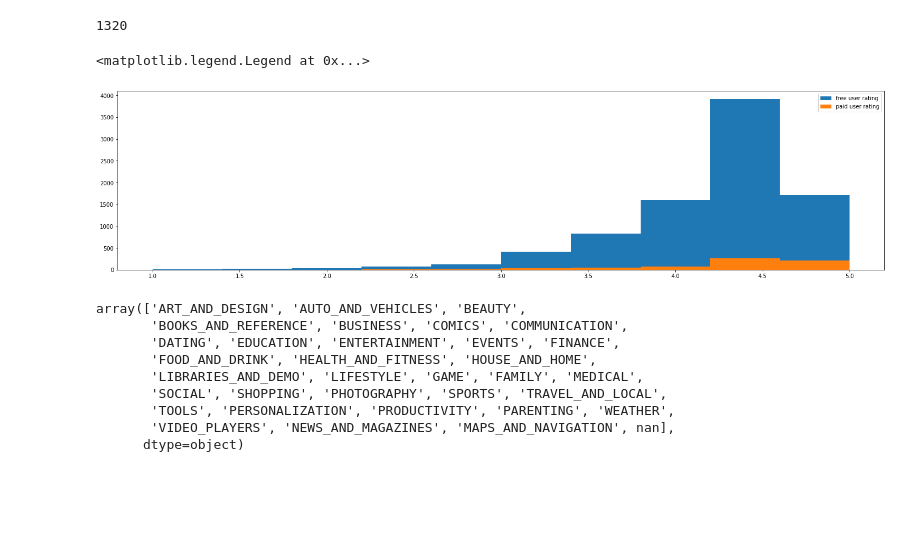
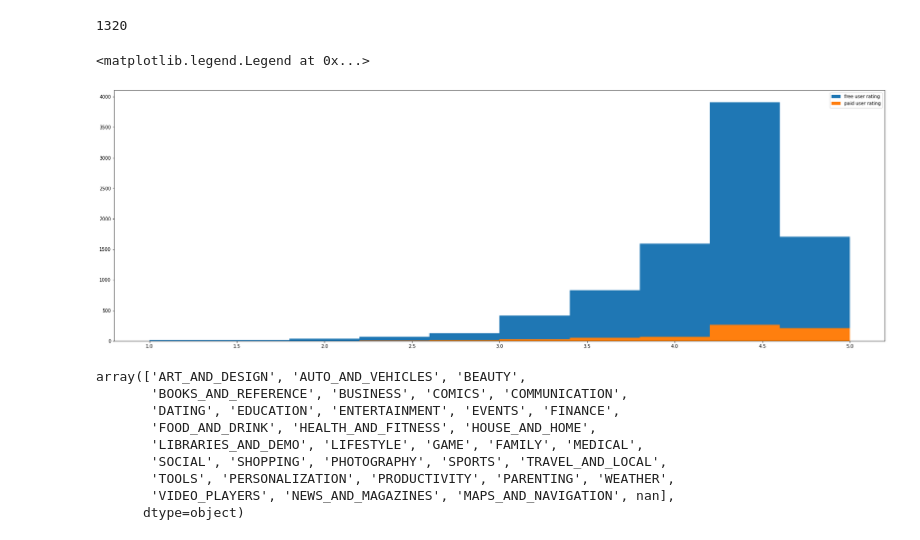
Before and after one commit to sidds4474/Play-Store-App-Review-Analysis, a Jupyter notebook: Play_Store_App_Review_Analysis_Project.ipynb, the cells around one changed output. Drawn from its saved outputs; the diff is of its cells as text; code cells hidden in the pictures; blank space fills up the shorter version.

Commit message:
some graph updates

```diff
--- a/Play_Store_App_Review_Analysis_Project.ipynb
+++ b/Play_Store_App_Review_Analysis_Project.ipynb
@@ -370,12 +377,13 @@ df1['Rating'].isna().sum()
 # %% [output]
 1320
 # %%
+fig = plt.figure(figsize=(30, 10))
 plt.hist(df1['Rating'].dropna(),label='free user rating')
 plt.hist(df2['Rating'].dropna(),label='paid user rating')
 plt.legend()
 # %% [output]
 <matplotlib.legend.Legend at 0x...>
-[figure, old version]
+[figure, new version]
 # %%
 df1['Category'].unique()
 #stats(df1,'Category').unique()
```
Also changed, not shown: parts of 25 cells of this notebook.
